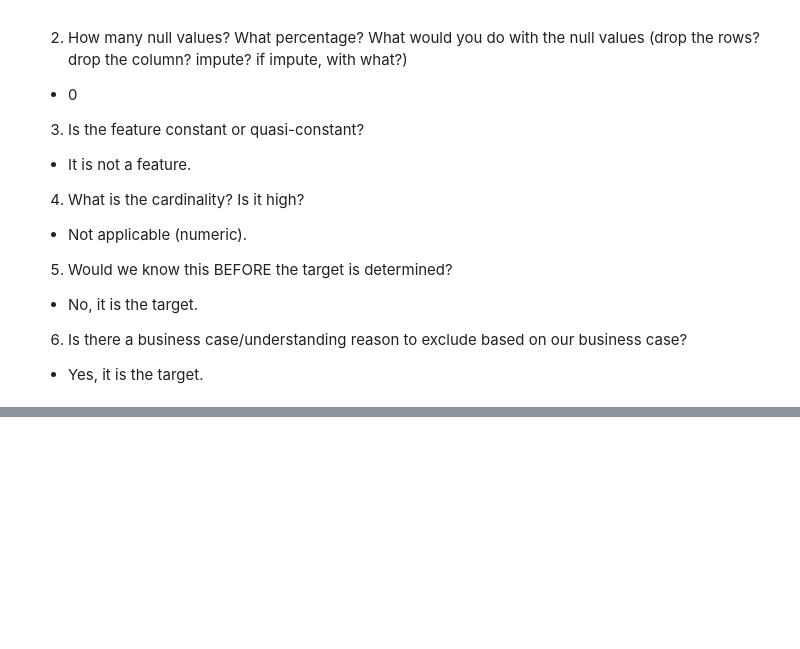
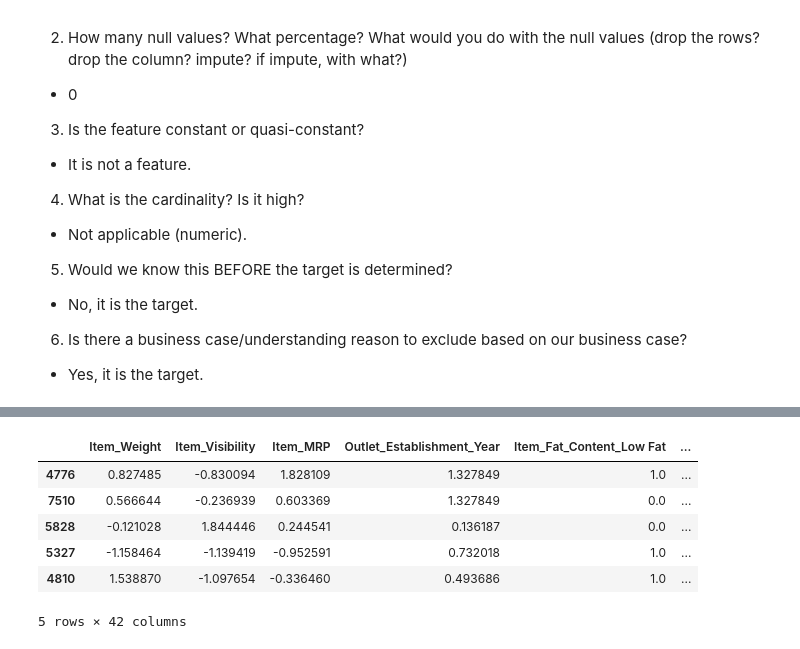
Before and after one commit to insafroumy/Prediction-of-Product-Sales, a Jupyter notebook: prediction_of_product_sales.ipynb, the cells around one changed output, grey strips where cells are left out. Cells and saved outputs as stored; diff of their text form; code cells hidden in the pictures; blank space fills up the shorter version.

```diff
--- a/prediction_of_product_sales.ipynb
+++ b/prediction_of_product_sales.ipynb
@@ -915,0 +1051,3 @@ explore_numeric(df_prediction,'Item_Outlet_Sales');
+# %%
+num_tuple = ("numeric",     numeric_pipe, num_cols)
+num_tuple
@@ -915,0 +1116,12 @@ explore_numeric(df_prediction,'Item_Outlet_Sales');
+# %%
+# Transform training data
+X_train_processed = col_transformer.transform(X_train)
+X_train_processed.head()
+# %% [output]
+|  | Item_Weight | Item_Visibility | Item_MRP | Outlet_Establishment_Year | Item_Fat_Content_Low Fat | ... |
+| 4776 | 0.827485 | -0.830094 | 1.828109 | 1.327849 | 1.0 | ... |
+| 7510 | 0.566644 | -0.236939 | 0.603369 | 1.327849 | 0.0 | ... |
+| 5828 | -0.121028 | 1.844446 | 0.244541 | 0.136187 | 0.0 | ... |
+| 5327 | -1.158464 | -1.139419 | -0.952591 | 0.732018 | 1.0 | ... |
+| 4810 | 1.538870 | -1.097654 | -0.336460 | 0.493686 | 1.0 | ... |
+5 rows × 42 columns
```
Also changed, not shown: parts of 23 cells of this notebook.
